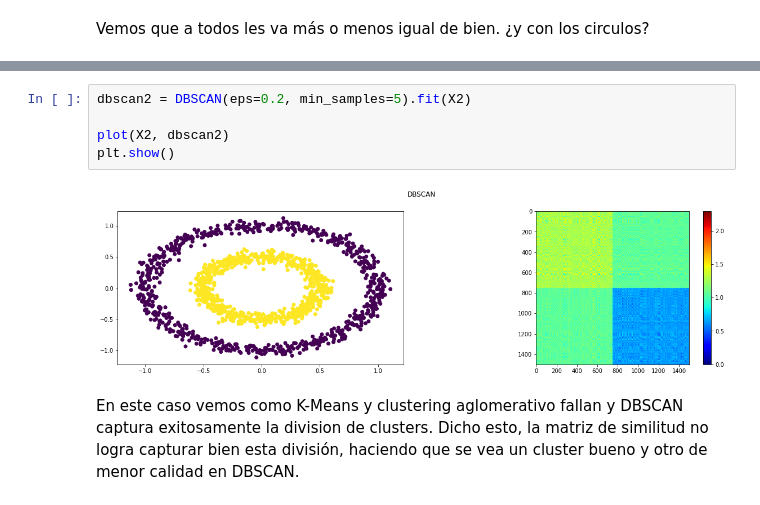
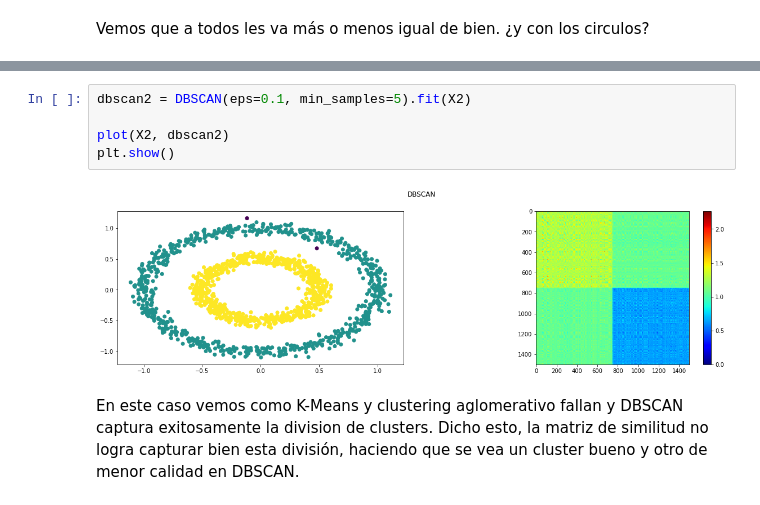
Before and after one commit to Patortiz26/IN6531-Miner-a-de-datos-2021-2, a Jupyter notebook: Aux3_IN6531.ipynb, the cells around one changed output, grey strips where cells are left out. Drawn from its saved outputs; the diff is of its cells as text.

```diff
--- a/Aux3_IN6531.ipynb
+++ b/Aux3_IN6531.ipynb
@@ -596,10 +616,10 @@ plt.show()
 # %%
-dbscan2 = DBSCAN(eps=0.2, min_samples=5).fit(X2)
+dbscan2 = DBSCAN(eps=0.1, min_samples=5).fit(X2)
 
 plot(X2, dbscan2)
 plt.show()
 # %% [output]
-[figure, old version]
+[figure, new version]
 # %% [markdown]
 En este caso vemos como K-Means y clustering aglomerativo fallan y DBSCAN captura exitosamente la division de clusters. Dicho esto, la matriz de similitud no logra capturar bien esta división, haciendo que se vea un cluster bueno y otro de menor calidad en DBSCAN.
 # %% [markdown]
```
Also changed, not shown: parts of 15 cells of this notebook.
